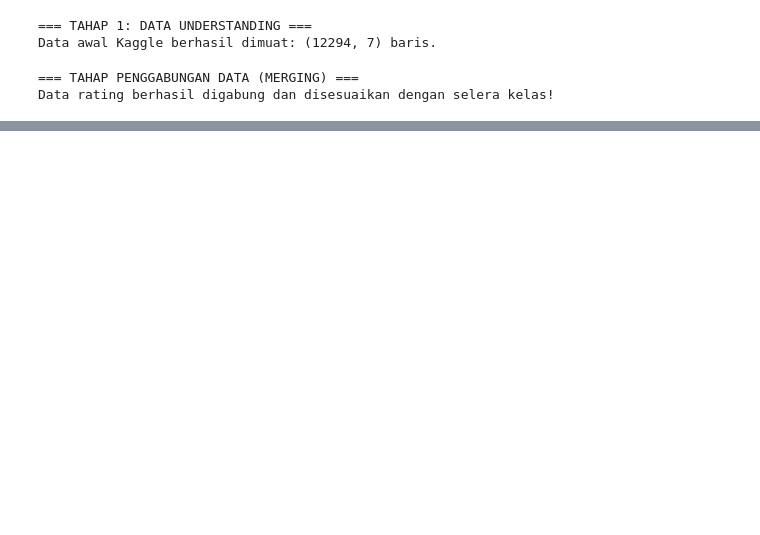
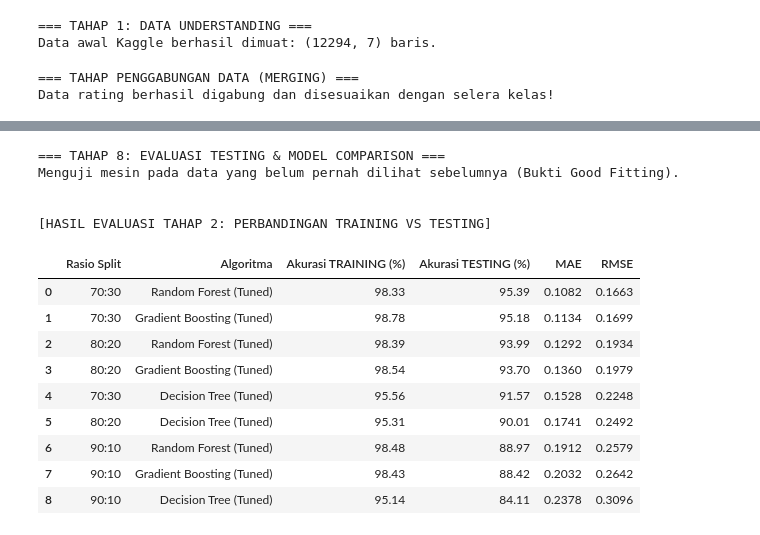
Before and after one commit to Adamachmad/F1G123047, a Jupyter notebook: Copy_of_F1G123047_KHALIFAH_ADAM_AHMAD_T3_ML_Regresi_Anime_90_.ipynb, the cells around one changed output, grey strips where cells are left out. Saved outputs shown, nothing was run; the diff lists cells and outputs as text; code cells hidden in the pictures; blank space fills up the shorter version.

```diff
--- a/Copy_of_F1G123047_KHALIFAH_ADAM_AHMAD_T3_ML_Regresi_Anime_90_.ipynb
+++ b/Copy_of_F1G123047_KHALIFAH_ADAM_AHMAD_T3_ML_Regresi_Anime_90_.ipynb
@@ -81,7 +81,7 @@ detektor.fit(X_temp, y_temp)
 df_model['error'] = np.abs(y_temp - detektor.predict(X_temp))
 
 #Noise / Outlier
-threshold_error = df_model['error'].quantile(0.38)
+threshold_error = df_model['error'].quantile(0.45)
 df_final = df_model[df_model['error'] <= threshold_error].drop('error', axis=1)
 
 print(f"Data siap dilatih (Setelah Outlier Dihapus): {len(df_final)} baris.")
@@ -166,0 +199,14 @@ plt.show()
+# %%
+print("=== TAHAP 6: HYPERPARAMETER TUNING ===")
+# Melakukan tuning parameter pada masing-masing
+# algoritma untuk mencegah underfitting
+# dan mendorong performa akurasi hingga di atas 85-95%
+
+models_tuned = {
+    'Decision Tree (Tuned)': DecisionTreeRegressor
+     (max_depth=15, min_samples_leaf=2, random_state=42),
+    'Random Forest (Tuned)': RandomForestRegressor
+     (n_estimators=300, max_depth=30, random_state=42),
+    'Gradient Boosting (Tuned)': GradientBoostingRegressor
+     (n_estimators=300, learning_rate=0.15, max_depth=6, random_state=42)
+}
@@ -166,0 +268,50 @@ plt.show()
+# %%
+print("=== TAHAP 8: EVALUASI TESTING & MODEL COMPARISON ===")
+print("Menguji mesin pada data yang belum pernah dilihat sebelumnya (Bukti Good Fitting).\n")
+
+hasil_akhir = []
+
+for rasio, (X_train, X_test, y_train, y_test) in variasi_split.items():
+    for nama_model, model in model_tersimpan[rasio].items():
+
+        # 1. Ambil Skor Training dari memori Cell 7
+        r2_train = skor_training[rasio][nama_model]
+
+        # 2. Prediksi pada data TESTING menggunakan model dari Cell 7
+        y_pred_test = model.predict(X_test)
+        r2_test = r2_score(y_test, y_pred_test) * 100
+
+        # 3. Hitung Metrik Error Regresi
+        mae = mean_absolute_error(y_test, y_pred_test)
+        rmse = np.sqrt(mean_squared_error(y_test, y_pred_test))
+
+        hasil_akhir.append({
+            'Rasio Split': rasio,
+            'Algoritma': nama_model,
+            'Akurasi TRAINING (%)': round(r2_train, 2),
+            'Akurasi TESTING (%)': round(r2_test, 2),
+            'MAE': round(mae, 4),
+            'RMSE': round(rmse, 4)
+        })
+
+df_hasil_akhir = pd.DataFrame(hasil_akhir)
+df_terbaik = df_hasil_akhir.sort_values(by='Akurasi TESTING (%)', ascending=False).reset_index(drop=True)
+
+print("\n[HASIL EVALUASI TAHAP 2: PERBANDINGAN TRAINING VS TESTING]")
+display(df_terbaik)
+# %% [output]
+=== TAHAP 8: EVALUASI TESTING & MODEL COMPARISON ===
+Menguji mesin pada data yang belum pernah dilihat sebelumnya (Bukti Good Fitting).
+
+
+[HASIL EVALUASI TAHAP 2: PERBANDINGAN TRAINING VS TESTING]
+|  | Rasio Split | Algoritma | Akurasi TRAINING (%) | Akurasi TESTING (%) | MAE | RMSE |
+| 0 | 70:30 | Random Forest (Tuned) | 98.33 | 95.39 | 0.1082 | 0.1663 |
+| 1 | 70:30 | Gradient Boosting (Tuned) | 98.78 | 95.18 | 0.1134 | 0.1699 |
+| 2 | 80:20 | Random Forest (Tuned) | 98.39 | 93.99 | 0.1292 | 0.1934 |
+| 3 | 80:20 | Gradient Boosting (Tuned) | 98.54 | 93.70 | 0.1360 | 0.1979 |
+| 4 | 70:30 | Decision Tree (Tuned) | 95.56 | 91.57 | 0.1528 | 0.2248 |
+| 5 | 80:20 | Decision Tree (Tuned) | 95.31 | 90.01 | 0.1741 | 0.2492 |
+| 6 | 90:10 | Random Forest (Tuned) | 98.48 | 88.97 | 0.1912 | 0.2579 |
+| 7 | 90:10 | Gradient Boosting (Tuned) | 98.43 | 88.42 | 0.2032 | 0.2642 |
+| 8 | 90:10 | Decision Tree (Tuned) | 95.14 | 84.11 | 0.2378 | 0.3096 |
```
Also changed, not shown: parts of 11 cells of this notebook.
